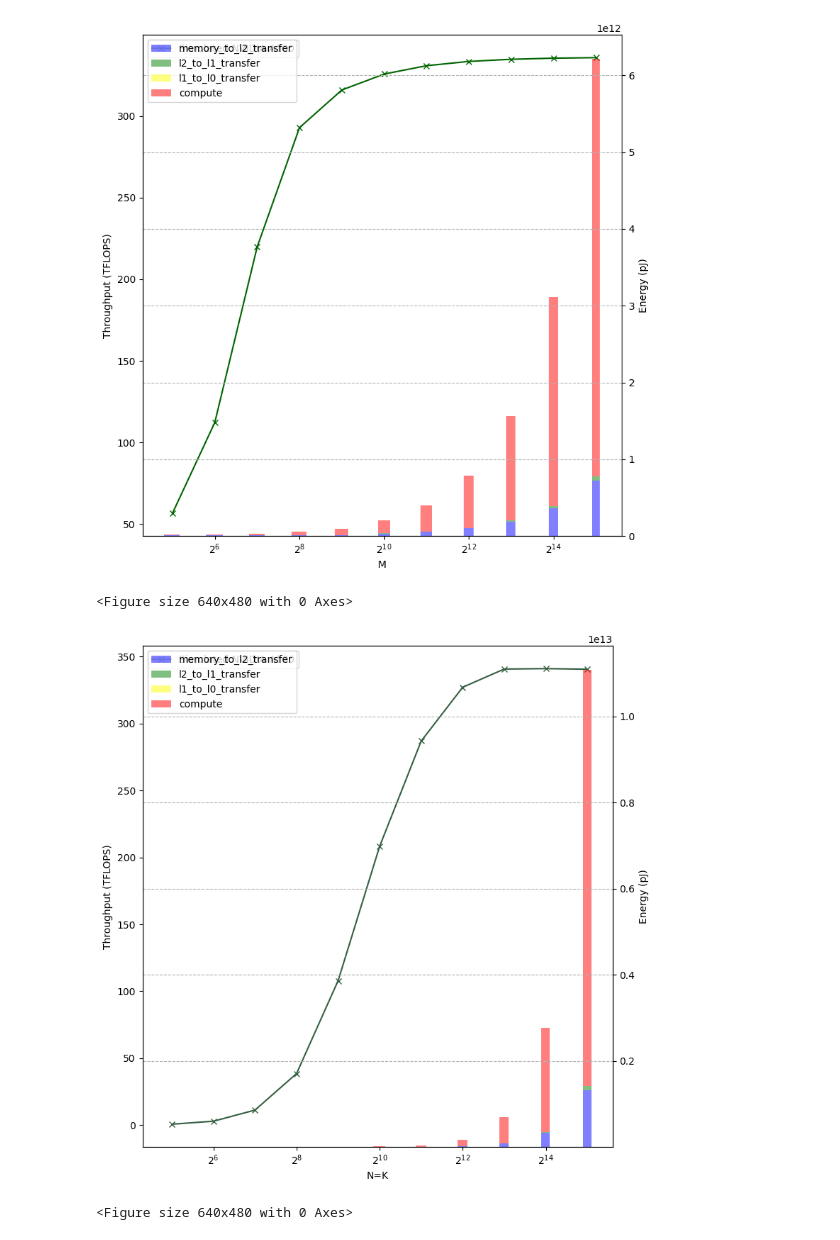
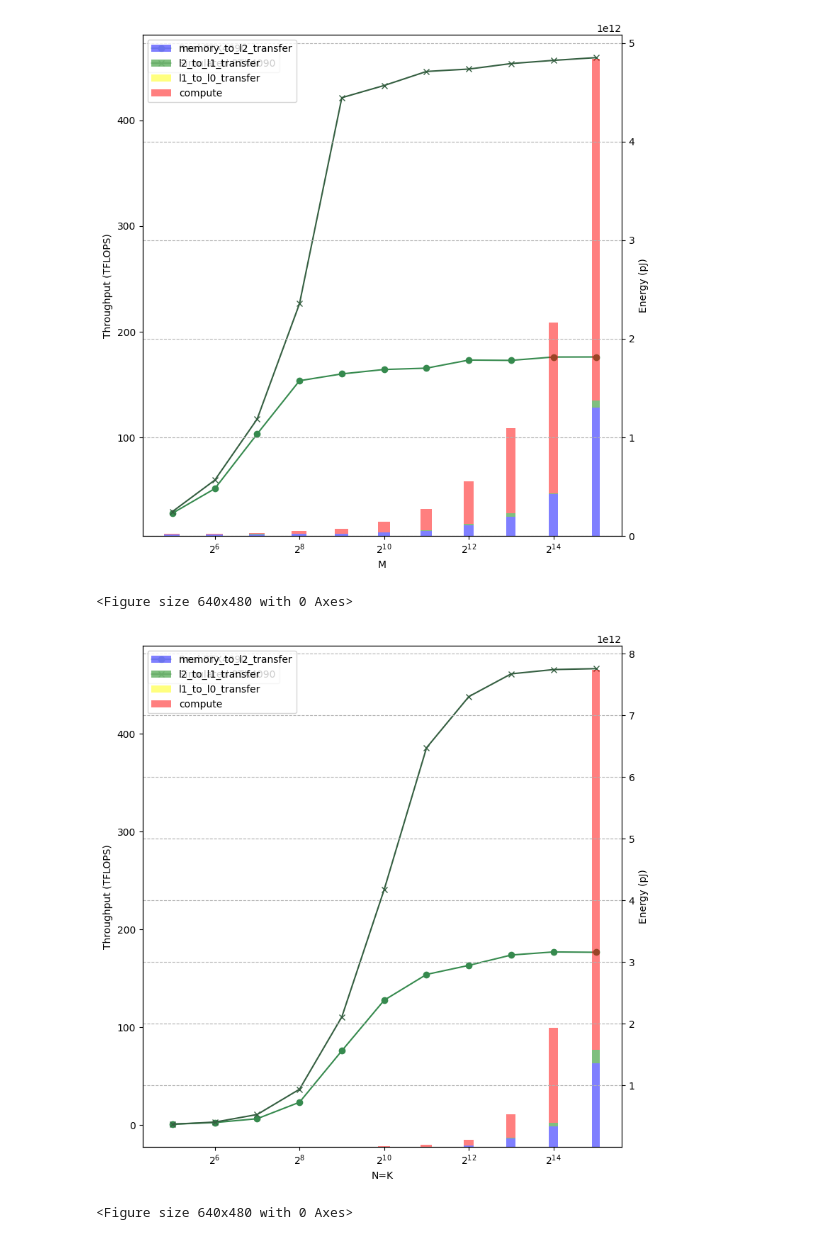
Before and after one commit to zihanpan8378/LLMCompass, a Jupyter notebook: ae/energy_experiments/plot_matmul.ipynb, the cells around one changed output. Cells and saved outputs as stored; diff of their text form; code cells hidden in the pictures.

Commit message:
Add gpu run curve to plot_natmul.ipynb

```diff
--- a/ae/energy_experiments/plot_matmul.ipynb
+++ b/ae/energy_experiments/plot_matmul.ipynb
@@ -4,14 +4,25 @@ import matplotlib.pyplot as plt
 import seaborn as sns
 import numpy as np
 
+hardware_name = "RTX4090"
+
+matmul_gpu_run = pd.read_csv(
+    f"matmul_{hardware_name}_gpu.csv", header=None, names=["M", "N", "K", "latency", "throughput"]
+)
+matmul_gpu_run["throughput"] = (
+    matmul_gpu_run["throughput"].str.extract(r"(\d+\.?\d*)").astype(float)
+)
+matmul_gpu_run.set_index(["M", "N", "K"], inplace=True)
+
 matmul_gpu_sim = pd.read_csv(
-    "matmul_RTX4090_sim.csv", header=None, names=["M", "N", "K", "latency", "throughput", "power", "total", "memory_to_l2_transfer", "l2_to_l1_transfer", "l1_to_l0_transfer", "compute"]
+    f"matmul_{hardware_name}_sim.csv", header=None, names=["M", "N", "K", "latency", "throughput", "power", "total", "memory_to_l2_transfer", "l2_to_l1_transfer", "l1_to_l0_transfer", "compute"]
 )
 matmul_gpu_sim["throughput"] = (
     matmul_gpu_sim["throughput"].str.extract(r"(\d+\.?\d*)").astype(float)
 )
 matmul_gpu_sim.set_index(["M", "N", "K"], inplace=True)
 
+
 color_NV = sns.color_palette("Greens_d", 4)[1:]
 # %%
 K = 12288
@@ -19,11 +30,13 @@ N = K
 title = f"Performance of Matmul with K={K}, N={N}"
 M_list = []
 
+throughput_GPU_list = []
 throughput_GPU_sim_list = []
 energy_GPU_sim_list = [[] for _ in range(4)]
 for M in range(5, 16):
     M = 2**M
     M_list.append(M)
+    throughput_GPU_list.append(matmul_gpu_run.loc[(M, N, K), "throughput"])
     throughput_GPU_sim_list.append(matmul_gpu_sim.loc[(M, N, K), "throughput"])
     energy_GPU_sim_list[0].append(matmul_gpu_sim.loc[(M, N, K), "memory_to_l2_transfer"])
     energy_GPU_sim_list[1].append(matmul_gpu_sim.loc[(M, N, K), "l2_to_l1_transfer"])
@@ -34,8 +47,8 @@ fig, ax1 = plt.subplots(figsize=(8, 8))
 
 ax1.set_xscale("log", base=2)
 ax1.set_xlabel("M")
-
-ax1.plot(M_list, throughput_GPU_sim_list, marker="x", label="Simulated NVIDIA A100", color='darkgreen')
+ax1.plot(M_list, throughput_GPU_list, marker="o", label=f"Real {hardware_name}", color=color_NV[1])
+ax1.plot(M_list, throughput_GPU_sim_list, marker="x", label=f"Simulated {hardware_name}", color=color_NV[2])
 ax1.set_ylabel('Throughput (TFLOPS)')
 
 ax2 = ax1.twinx()
@@ -59,19 +72,22 @@ plt.tight_layout()
 plt.show()
 plt.savefig("figure5b.pdf", bbox_inches="tight", pad_inches=0.01, dpi=300)
 # %% [output]
-[figure, old version]
+[figure, new version]
 <Figure size 640x480 with 0 Axes>
 # %%
 
 M = 8192
 title = f"Performance of Matmul with M={M}"
 K_list = []
+
+throughput_GPU_list = []
 throughput_GPU_sim_list = []
 energy_GPU_sim_list = [[] for _ in range(4)]
 for K in range(5, 16):
     K = 2**K
     N = K
     K_list.append(K)
+    throughput_GPU_list.append(matmul_gpu_run.loc[(M, N, K), "throughput"])
     throughput_GPU_sim_list.append(matmul_gpu_sim.loc[(M, N, K), "throughput"])
     energy_GPU_sim_list[0].append(matmul_gpu_sim.loc[(M, N, K), "memory_to_l2_transfer"])
     energy_GPU_sim_list[1].append(matmul_gpu_sim.loc[(M, N, K), "l2_to_l1_transfer"])
@@ -79,33 +95,34 @@ for K in range(5, 16):
     energy_GPU_sim_list[3].append(matmul_gpu_sim.loc[(M, N, K), "compute"])
 
 fig, ax1 = plt.subplots(figsize=(8, 8))
 
 ax1.set_xscale("log", base=2)
 ax1.set_xlabel("N=K")
 
-ax1.plot(M_list, throughput_GPU_sim_list, marker="x", label="Simulated NVIDIA A100", color=color_NV[2])
+ax1.plot(M_list, throughput_GPU_list, marker="o", label=f"Real {hardware_name}", color=color_NV[1])
+ax1.plot(M_list, throughput_GPU_sim_list, marker="x", label=f"Simulated {hardware_name}", color=color_NV[2])
 ax1.set_ylabel('Throughput (TFLOPS)')
 
 ax2 = ax1.twinx()
 #ax2.set_yscale("log")
 M_list = np.array(M_list)
 bar_widths = ((M_list - 2**4) * 2) / np.log2(M_list - 2**4)
 ax2.bar(M_list, energy_GPU_sim_list[0], width=bar_widths, label='memory_to_l2_transfer', color='blue', alpha=0.5)
 bottom = energy_GPU_sim_list[0]
 ax2.bar(M_list, energy_GPU_sim_list[1], width=bar_widths, bottom=bottom, label='l2_to_l1_transfer', color='green', alpha=0.5)
 bottom = [i + j for i, j in zip(bottom, energy_GPU_sim_list[1])]
 ax2.bar(M_list, energy_GPU_sim_list[2], width=bar_widths, bottom=bottom, label='l1_to_l0_transfer', color='yellow', alpha=0.5)
 bottom = [i + j for i, j in zip(bottom, energy_GPU_sim_list[2])]
 ax2.bar(M_list, energy_GPU_sim_list[3], width=bar_widths, bottom=bottom, label='compute', color='red', alpha=0.5)
 ax2.set_ylabel('Energy (pJ)')
 
 ax1.legend(loc='upper left')
 ax2.legend(loc='upper left')
 
 plt.grid(True, which="both", ls="--", c="0.7")  # Adding a grid for better readability
 plt.tight_layout()
 plt.show()
 plt.savefig("figure5a.pdf", bbox_inches="tight", pad_inches=0.01, dpi=300)
 # %% [output]
-[figure, old version]
+[figure, new version]
 <Figure size 640x480 with 0 Axes>
```
